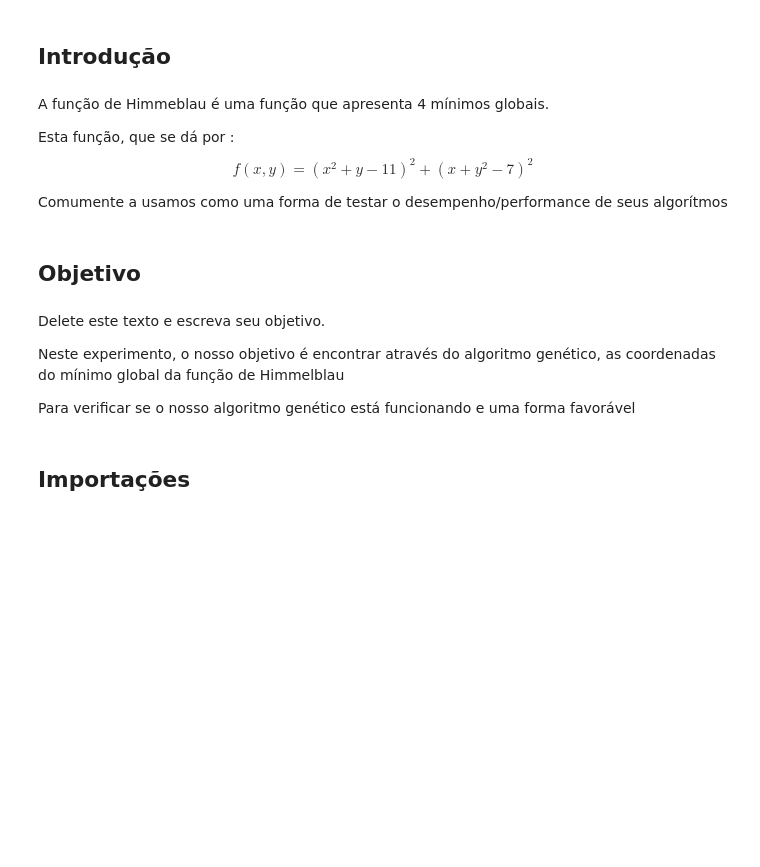
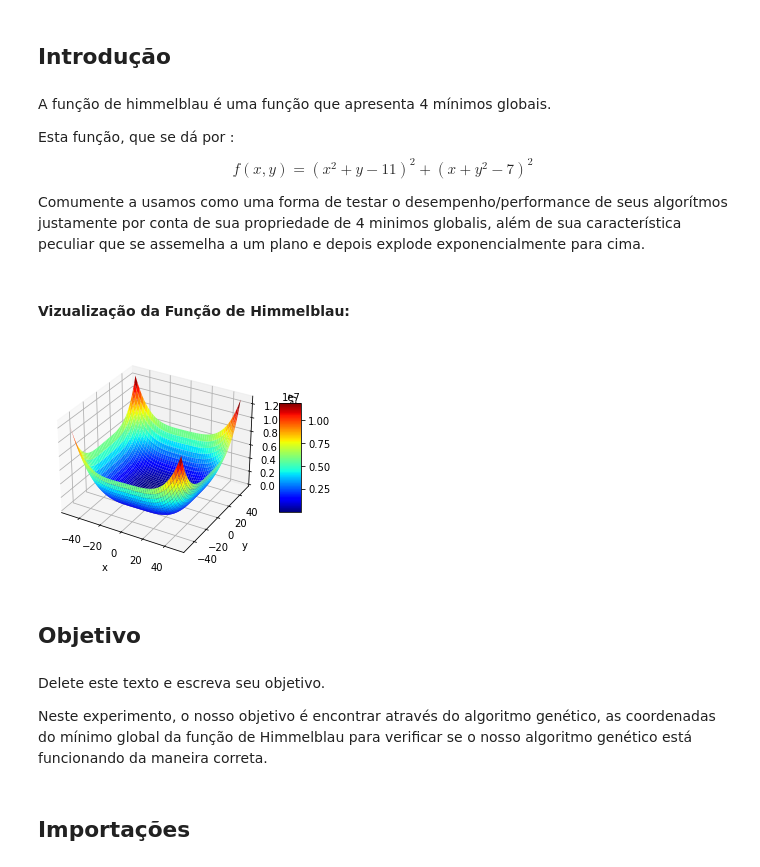
Before and after one commit to VictorPuntelRui/RNAG-vic, a Jupyter notebook: AlgoritmosGeneticos/Experimento GA.06 - Himmelblau e sua funcao.ipynb, the cells around one changed output. Cells and saved outputs as stored; diff of their text form; code cells hidden in the pictures; blank space fills up the shorter version.

```diff
--- a/AlgoritmosGeneticos/Experimento GA.06 - Himmelblau e sua funcao.ipynb
+++ b/AlgoritmosGeneticos/Experimento GA.06 - Himmelblau e sua funcao.ipynb
@@ -4,20 +4,52 @@ Experimento GA.06 - Himmelblau e sua função
 # %% [markdown]
 ## Introdução
 # %% [markdown]
-A função de Himmeblau é uma função que apresenta 4 mínimos globais. <dt>
+A função de himmelblau é uma função que apresenta 4 mínimos globais. <dt>
     Esta função, que se dá por :
 $$
 f(x,y) = (x^2 +y -11)^2 + (x + y^2 - 7)^2
 $$
-<dt> Comumente a usamos como uma forma de testar o desempenho/performance de seus algorítmos
+<dt> Comumente a usamos como uma forma de testar o desempenho/performance de seus algorítmos justamente por conta de sua propriedade de 4 minimos globalis, além de sua característica peculiar que se assemelha a um plano e depois explode exponencialmente para cima.
+# %% [markdown]
+#### Vizualização da Função de Himmelblau:
+# %%
+import numpy as np
+import matplotlib.pyplot as plt
+from mpl_toolkits.mplot3d import Axes3D
+
+def himmelblau(x, y):
+    return (x**2 + y - 11)**2 + (x + y**2 - 7)**2
+
+fig = plt.figure()
+ax = fig.add_subplot(111, projection='3d')
+
+# Criando os valores de x e y para plotar a superfície
+X = np.arange(-50, 50, 0.1)
+Y = np.arange(-50, 50, 0.1)
+X, Y = np.meshgrid(X, Y)
+Z = himmelblau(X, Y)
+
+# Plotando a superfície em 3D
+surf = ax.plot_surface(X, Y, Z, cmap='jet')
+
+# Adicionando uma barra de cores
+fig.colorbar(surf, shrink=0.5, aspect=5)
+
+# Configurando os rótulos dos eixos
+ax.set_xlabel('x')
+ax.set_ylabel('y')
+ax.set_zlabel('z')
+
+# Mostrando o gráfico
+plt.show()
+# %% [output]
+[figure, added]
 # %% [markdown]
 ## Objetivo
 # %% [markdown]
 Delete este texto e escreva seu objetivo.
 
-Neste experimento, o nosso objetivo é encontrar através do algoritmo genético, as coordenadas do mínimo global da função de Himmelblau
-
-Para verificar se o nosso algoritmo genético está funcionando e uma forma favorável
+Neste experimento, o nosso objetivo é encontrar através do algoritmo genético, as coordenadas do mínimo global da função de Himmelblau para verificar se o nosso algoritmo genético está funcionando da maneira correta.
 # %% [markdown]
 ## Importações
 # %% [markdown]
```
Also changed, not shown: parts of 6 cells of this notebook, 5 other files.
